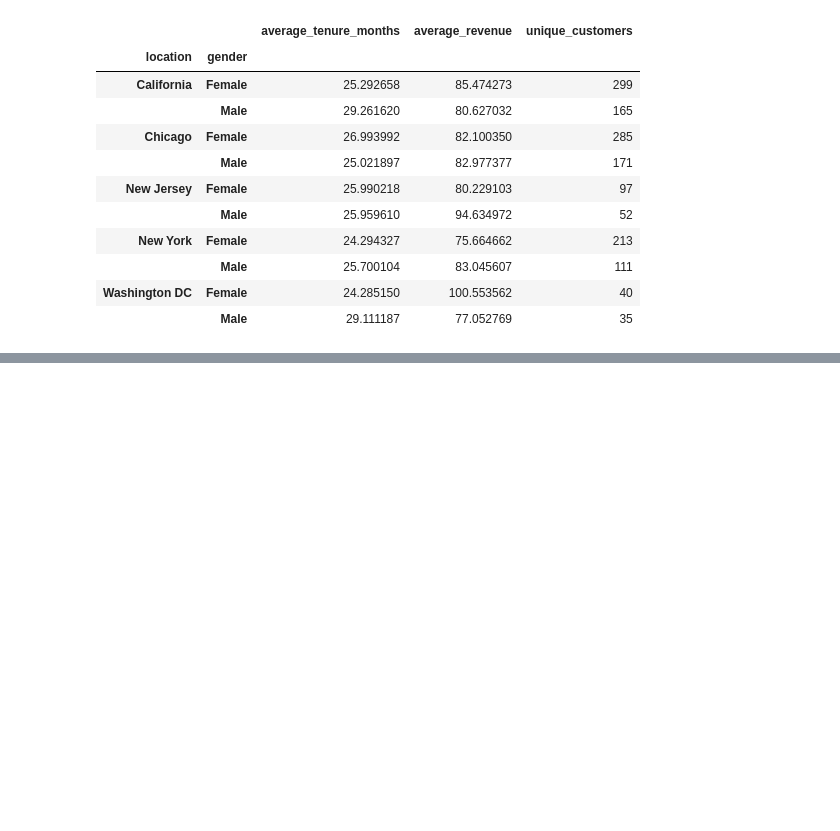
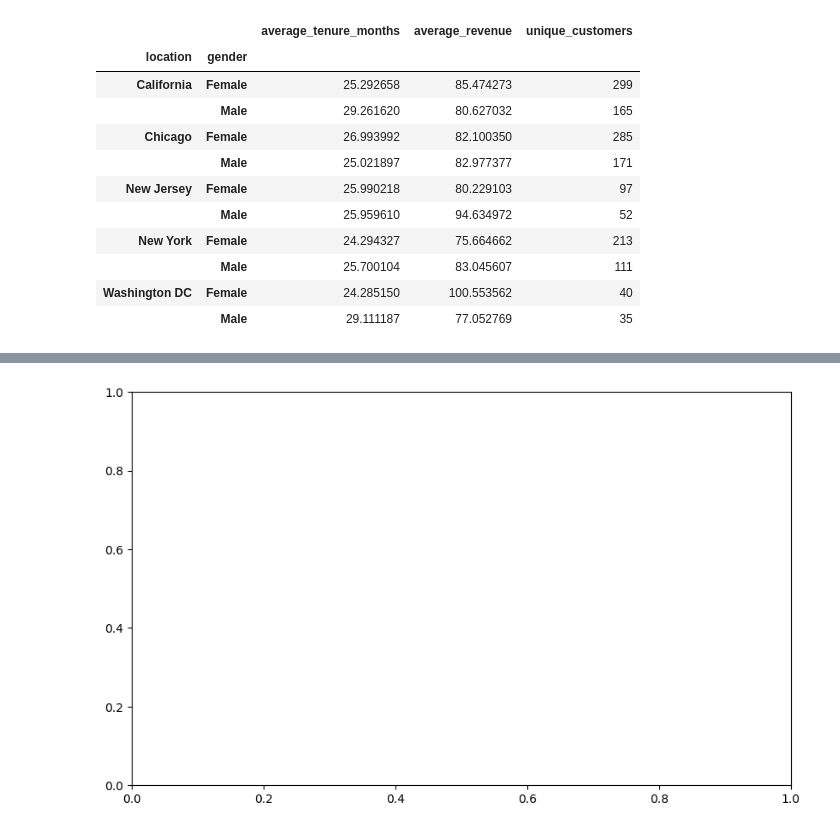
Before and after one commit to kostas-rigan/python-tutorials, a Jupyter notebook: 1-pandas-intro/intro_to_pandas.ipynb, the cells around one changed output, grey strips where cells are left out. Saved outputs shown, nothing was run; the diff lists cells and outputs as text; code cells hidden in the pictures; blank space fills up the shorter version.

```diff
--- a/1-pandas-intro/intro_to_pandas.ipynb
+++ b/1-pandas-intro/intro_to_pandas.ipynb
@@ -1150,0 +1441,4 @@ sales.groupby(by=['location', 'gender'], observed=True).agg(average_tenure_month
+# %%
+fig, ax = plt.subplots(figsize=(10, 6))  # note that figsize accepts a tuple!
+# %% [output]
+[figure, added]
```
Also changed, not shown: parts of 58 cells of this notebook, 1 other file.
